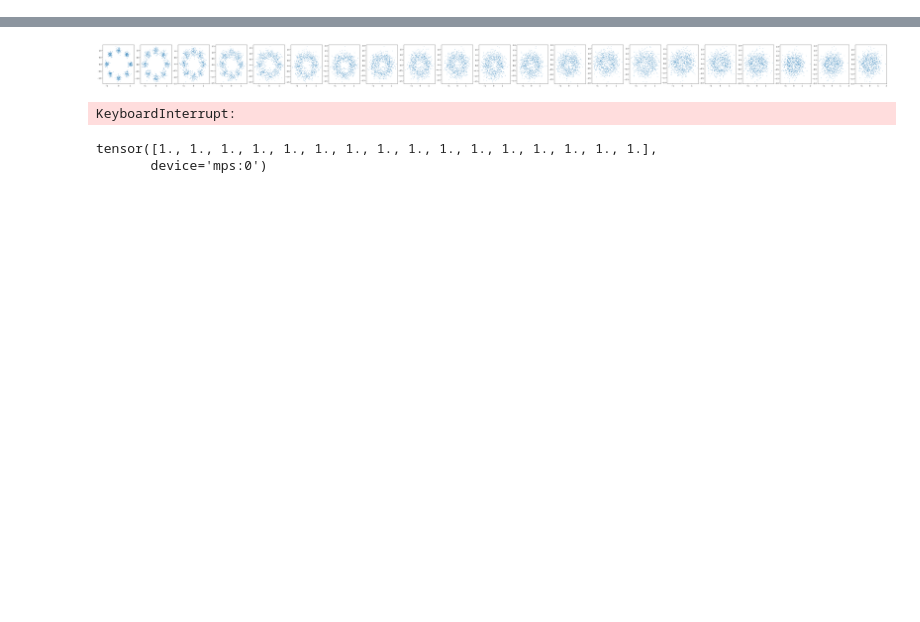
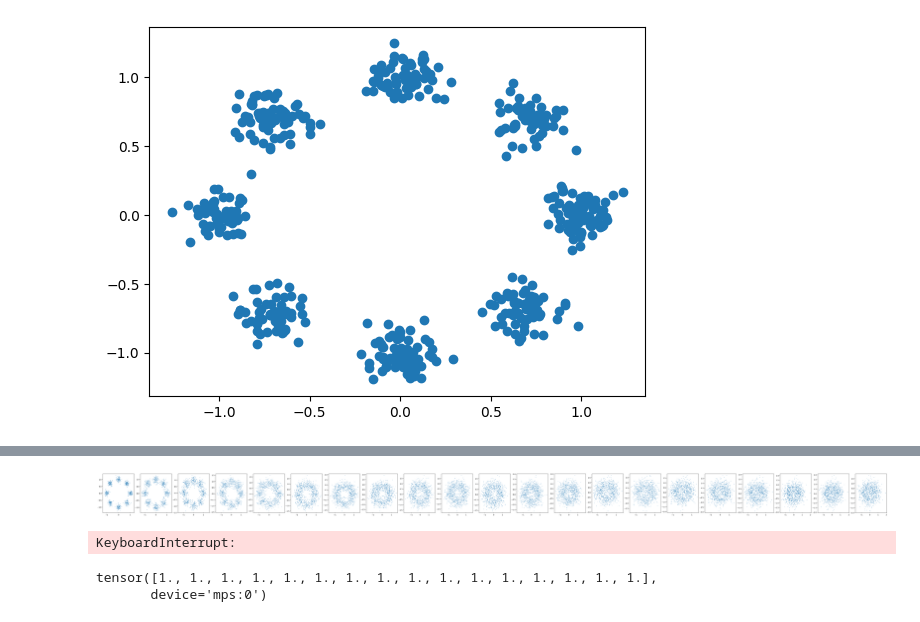
Before and after one commit to mmacosha/d2e-stochastic-dynamics, a Jupyter notebook: notebooks/sb-benchmark.ipynb, the cells around one changed output, grey strips where cells are left out. Cells and saved outputs as stored; diff of their text form; code cells hidden in the pictures; blank space fills up the shorter version.

```diff
--- a/notebooks/sb-benchmark.ipynb
+++ b/notebooks/sb-benchmark.ipynb
@@ -25,0 +55,19 @@ from sb.samplers.utils import sample_trajectory_v2
+# %%
+gmm = GMM(r=1, n_modes=8, noise=0.1)
+lb = DecoupledLangevinBuffer(
+    buffer_size=5000,
+    p1=gmm,
+    langevin_freq=1,
+    buffer_sampler='ul2',
+    init_step_size=0.01,
+    anneal_value=0.1,
+    num_langevin_steps=50,
+    noise_start_ratio=0.0
+)
+# %%
+lb.run_langevin(2)
+# %%
+plt.scatter(*lb.sample(500).T)
+plt.show()
+# %% [output]
+[figure, added]
```
Also changed, not shown: parts of 14 cells of this notebook, 54 other files.
